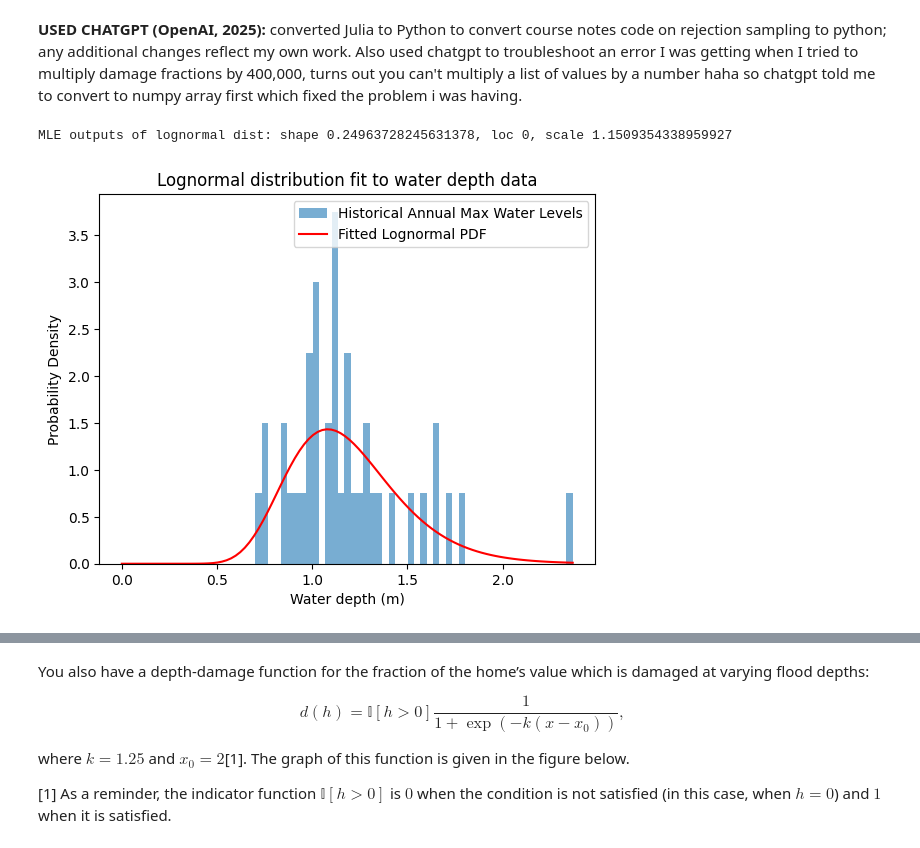
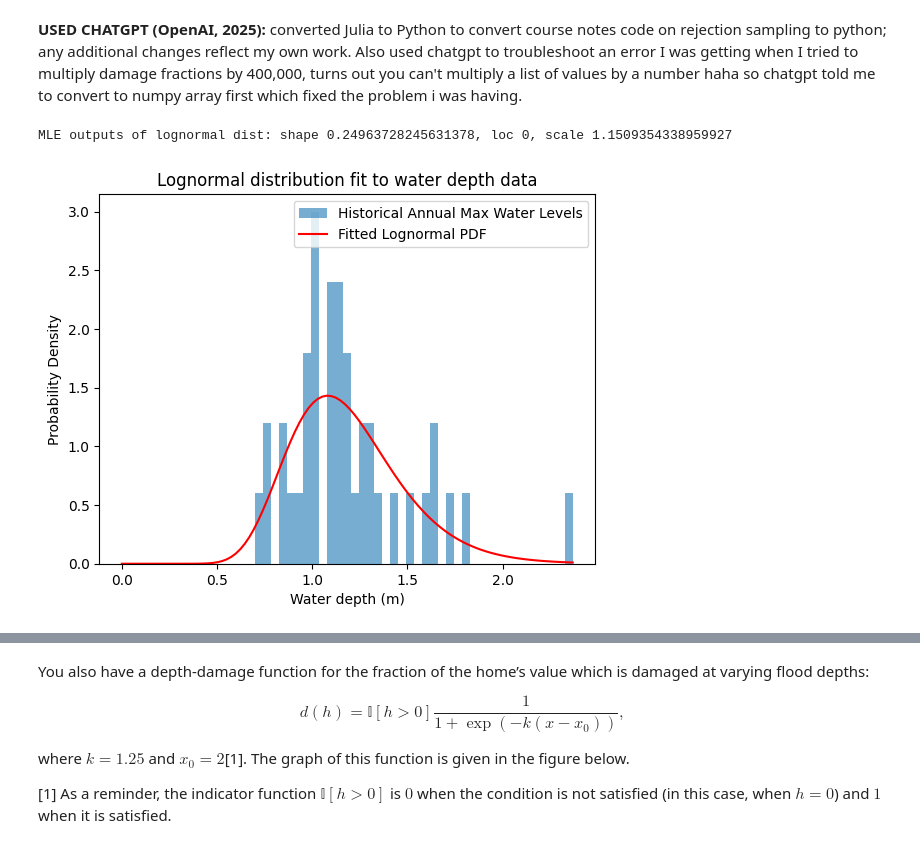
Before and after one commit to BEE4850-SP25/hw03-mcallen14, a Jupyter notebook: hw03_version2.ipynb, the cells around one changed output, grey strips where cells are left out. Drawn from its saved outputs; the diff is of its cells as text; code cells hidden in the pictures.

```diff
--- a/hw03_version2.ipynb
+++ b/hw03_version2.ipynb
@@ -347,28 +535,28 @@ when it is satisfied.
 # %%
 # read in data:
 water = pd.read_csv("data/water_depths.csv")
 # print(water.head())
 
 # log-normal distribution to the water depth data by maximizing likelihood:
 shape, loc, scale = stats.lognorm.fit(water['depths'], floc= 0)
 print(f'MLE outputs of lognormal dist: shape {shape}, loc {loc}, scale {scale}')
 
 
 
 # get pdf and plot
 x = np.linspace(0, max(water['depths']), 100) #min(water['depths'])
 # pdf(x, s, loc=0, scale=1)
 pdf = stats.lognorm.pdf(x, shape, loc, scale)
-plt.hist(water, bins=50, density=True, alpha=0.6, label='Historical Annual Max Water Levels')
+plt.hist(water, bins=40, density=True, alpha=0.6, label='Historical Annual Max Water Levels')
 plt.plot(x, pdf, 'r-', label='Fitted Lognormal PDF')
 plt.xlabel('Water depth (m)')
 plt.ylabel('Probability Density')
 plt.title('Lognormal distribution fit to water depth data')
 plt.legend()
 plt.show()
 # %% [output]
 MLE outputs of lognormal dist: shape 0.24963728245631378, loc 0, scale 1.1509354338959927
-[figure, old version]
+[figure, new version]
 # %%
 # 10,000 samples from distribution
 # take 10,000 random samples from this lognormal pdf,
```
Also changed, not shown: parts of 53 cells of this notebook.
